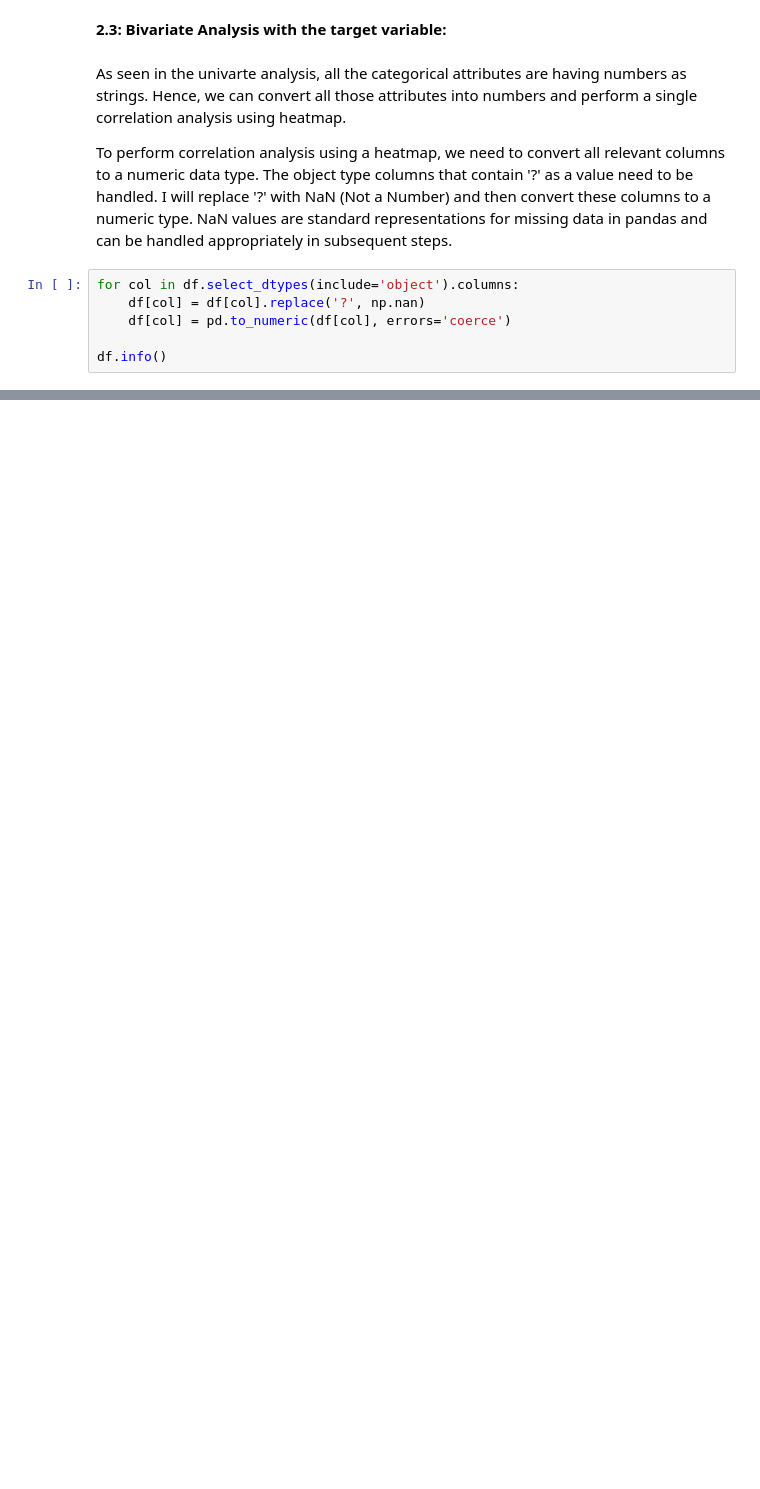
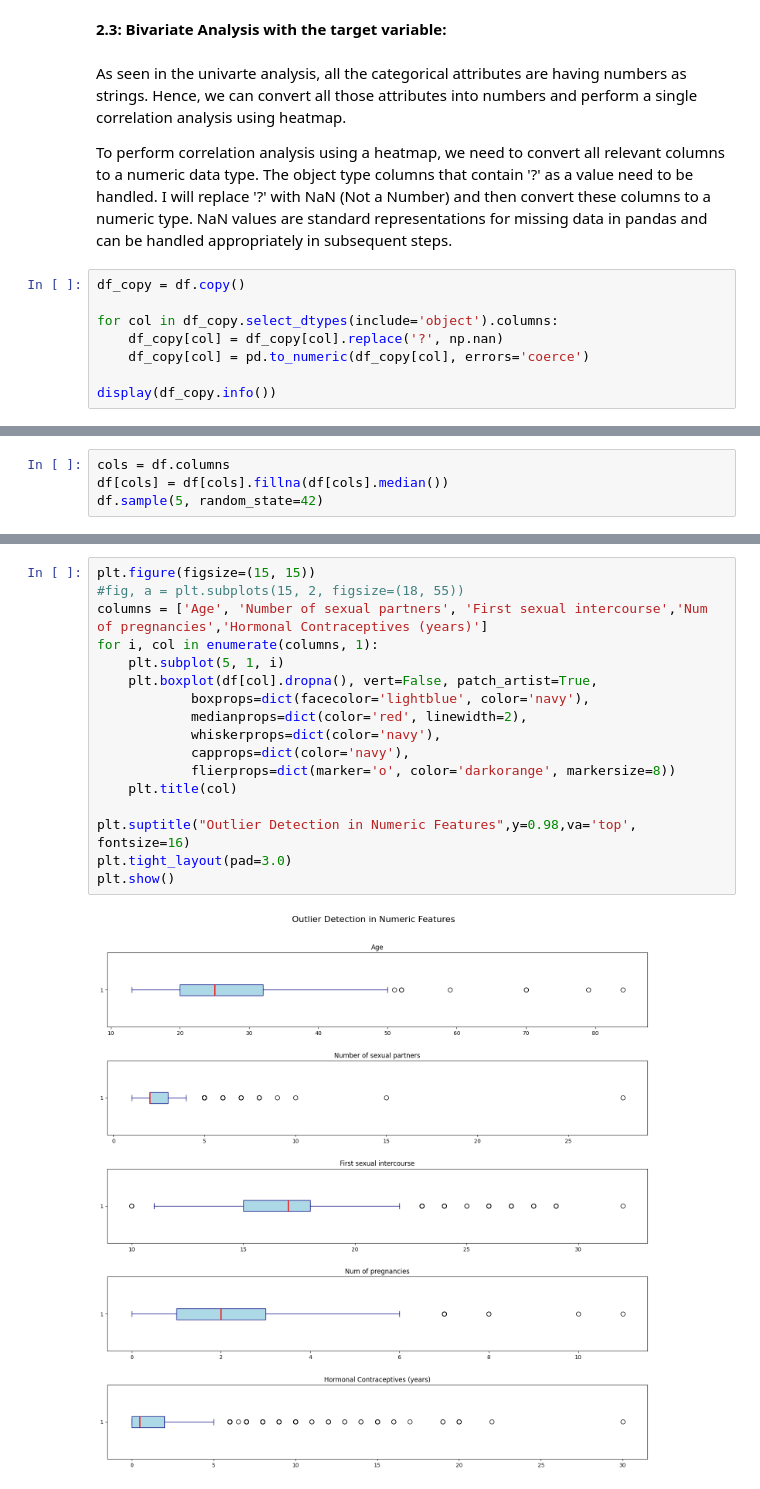
Before and after one commit to mudu89/ML_AssignmentPS01, a Jupyter notebook: 2024DA04200_Problem_Statement_1.ipynb, the cells around one changed output, grey strips where cells are left out. Cells and saved outputs as stored; diff of their text form; blank space fills up the shorter version.

Commit message:
Outliers and data preprocessong

```diff
--- a/2024DA04200_Problem_Statement_1.ipynb
+++ b/2024DA04200_Problem_Statement_1.ipynb
@@ -176,11 +190,13 @@ As seen in the univarte analysis, all the categorical attributes are having numb
 
 To perform correlation analysis using a heatmap, we need to convert all relevant columns to a numeric data type. The object type columns that contain '?' as a value need to be handled. I will replace '?' with NaN (Not a Number) and then convert these columns to a numeric type. NaN values are standard representations for missing data in pandas and can be handled appropriately in subsequent steps.
 # %%
-for col in df.select_dtypes(include='object').columns:
-    df[col] = df[col].replace('?', np.nan)
-    df[col] = pd.to_numeric(df[col], errors='coerce')
+df_copy = df.copy()
 
-df.info()
+for col in df_copy.select_dtypes(include='object').columns:
+    df_copy[col] = df_copy[col].replace('?', np.nan)
+    df_copy[col] = pd.to_numeric(df_copy[col], errors='coerce')
+
+display(df_copy.info())
 # %% [output]
 <class 'pandas.core.frame.DataFrame'>
 RangeIndex: 858 entries, 0 to 857
@@ -258,0 +329,4 @@ Dx: Cancer and Dx: HPV
+# %%
+cols = df.columns
+df[cols] = df[cols].fillna(df[cols].median())
+df.sample(5, random_state=42)
@@ -258,0 +378,19 @@ Dx: Cancer and Dx: HPV
+# %%
+plt.figure(figsize=(15, 15))
+#fig, a = plt.subplots(15, 2, figsize=(18, 55))
+columns = ['Age', 'Number of sexual partners', 'First sexual intercourse','Num of pregnancies','Hormonal Contraceptives (years)']
+for i, col in enumerate(columns, 1):
+    plt.subplot(5, 1, i)
+    plt.boxplot(df[col].dropna(), vert=False, patch_artist=True,
+            boxprops=dict(facecolor='lightblue', color='navy'),
+            medianprops=dict(color='red', linewidth=2),
+            whiskerprops=dict(color='navy'),
+            capprops=dict(color='navy'),
+            flierprops=dict(marker='o', color='darkorange', markersize=8))
+    plt.title(col)
+
+plt.suptitle("Outlier Detection in Numeric Features",y=0.98,va='top', fontsize=16)
+plt.tight_layout(pad=3.0)
+plt.show()
+# %% [output]
+[figure, added]
```
Also changed, not shown: parts of 15 cells of this notebook.
